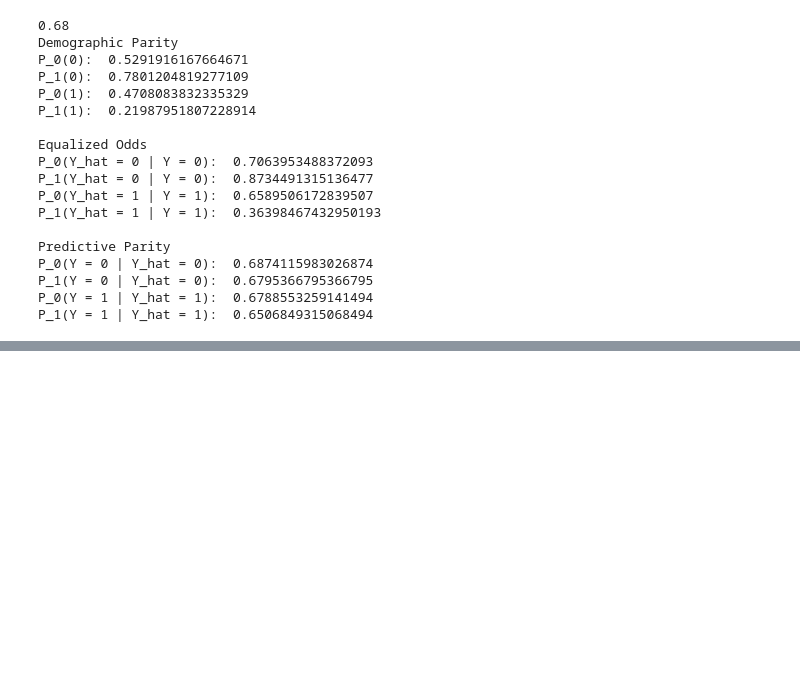
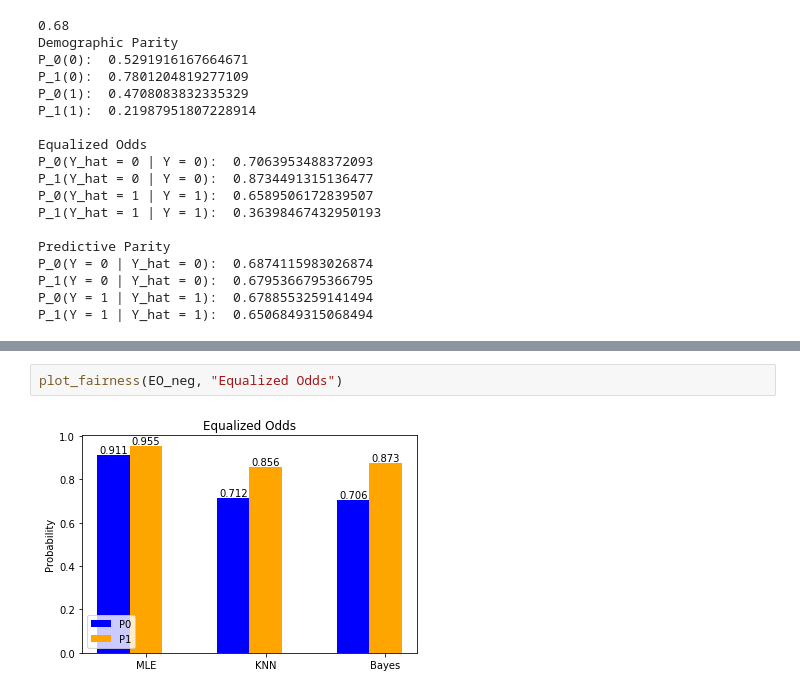
Before and after one commit to anyu0/machine-learning-2020s, a Jupyter notebook: ml_hw_1_5.ipynb, the cells around one changed output, grey strips where cells are left out. Cells and saved outputs as stored; diff of their text form; blank space fills up the shorter version.

```diff
--- a/ml_hw_1_5.ipynb
+++ b/ml_hw_1_5.ipynb
@@ -432,0 +483,4 @@ P_1(Y = 1 | Y_hat = 1):  0.6506849315068494
+# %%
+plot_fairness(EO_neg, "Equalized Odds")
+# %% [output]
+[figure, added]
```
Also changed, not shown: parts of 6 cells of this notebook.
